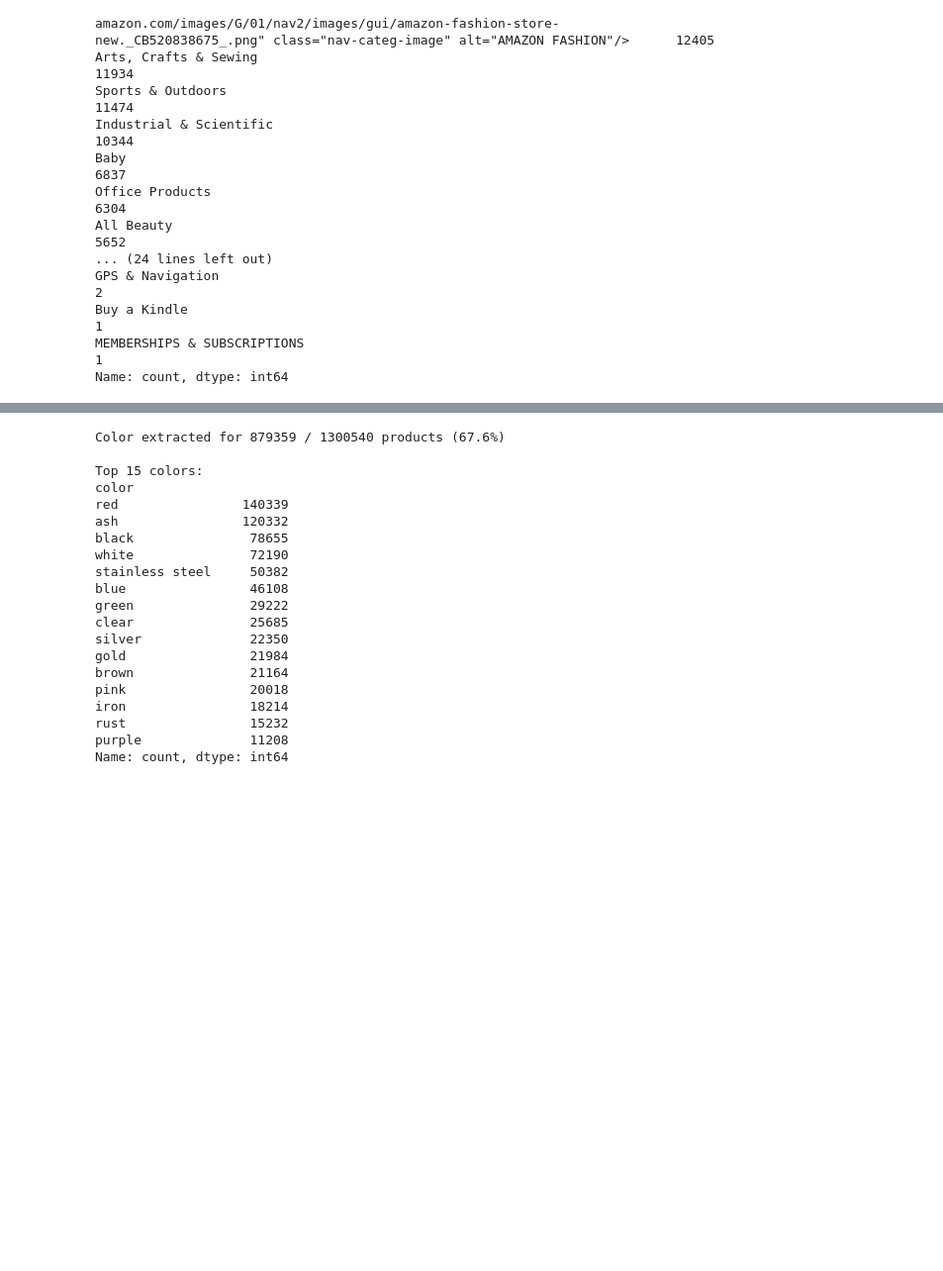
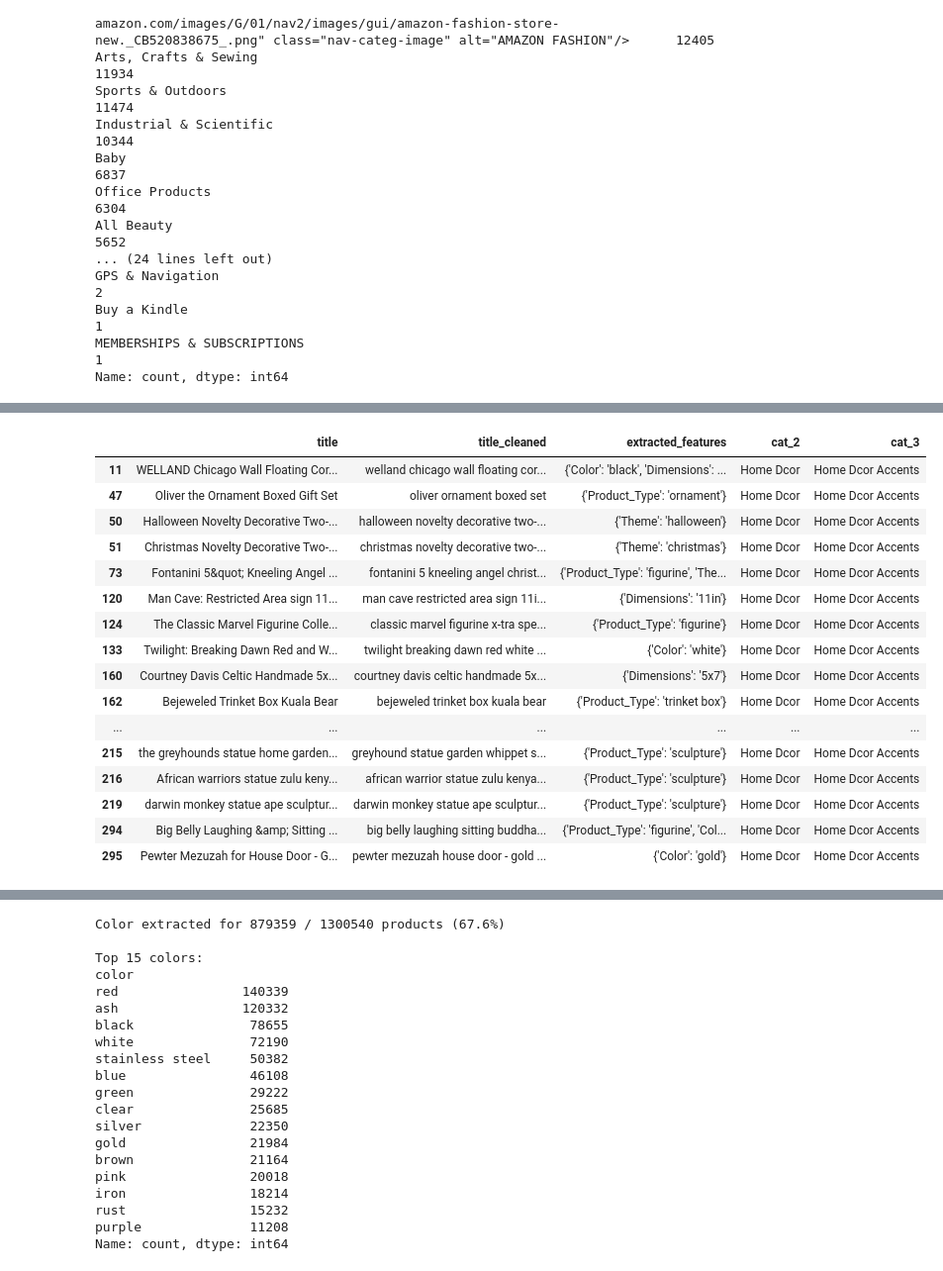
Before and after one commit to flamesmith/RecSystem, a Jupyter notebook: notebooks/analyze_features.ipynb, the cells around one changed output, grey strips where cells are left out. Shown at 99% size. Drawn from its saved outputs; the diff is of its cells as text; code cells hidden in the pictures; blank space fills up the shorter version.

```diff
--- a/notebooks/analyze_features.ipynb
+++ b/notebooks/analyze_features.ipynb
@@ -212,0 +447,20 @@ Name: count, dtype: int64
+# %%
+df_items[(df_items['extracted_features'].apply(len) != 0) & (df_items['cat_3'] == 'Home Dcor Accents')][['title', 'title_cleaned', 'extracted_features', 'cat_2', 'cat_3']].head(20)
+# %% [output]
+|  | title | title_cleaned | extracted_features | cat_2 | cat_3 |
+| 11 | WELLAND Chicago Wall Floating Cor... | welland chicago wall floating cor... | {'Color': 'black', 'Dimensions': ... | Home Dcor | Home Dcor Accents |
+| 47 | Oliver the Ornament Boxed Gift Set | oliver ornament boxed set | {'Product_Type': 'ornament'} | Home Dcor | Home Dcor Accents |
+| 50 | Halloween Novelty Decorative Two-... | halloween novelty decorative two-... | {'Theme': 'halloween'} | Home Dcor | Home Dcor Accents |
+| 51 | Christmas Novelty Decorative Two-... | christmas novelty decorative two-... | {'Theme': 'christmas'} | Home Dcor | Home Dcor Accents |
+| 73 | Fontanini 5&quot; Kneeling Angel ... | fontanini 5 kneeling angel christ... | {'Product_Type': 'figurine', 'The... | Home Dcor | Home Dcor Accents |
+| 120 | Man Cave: Restricted Area sign 11... | man cave restricted area sign 11i... | {'Dimensions': '11in'} | Home Dcor | Home Dcor Accents |
+| 124 | The Classic Marvel Figurine Colle... | classic marvel figurine x-tra spe... | {'Product_Type': 'figurine'} | Home Dcor | Home Dcor Accents |
+| 133 | Twilight: Breaking Dawn Red and W... | twilight breaking dawn red white ... | {'Color': 'white'} | Home Dcor | Home Dcor Accents |
+| 160 | Courtney Davis Celtic Handmade 5x... | courtney davis celtic handmade 5x... | {'Dimensions': '5x7'} | Home Dcor | Home Dcor Accents |
+| 162 | Bejeweled Trinket Box Kuala Bear | bejeweled trinket box kuala bear | {'Product_Type': 'trinket box'} | Home Dcor | Home Dcor Accents |
+| ... | ... | ... | ... | ... | ... |
+| 215 | the greyhounds statue home garden... | greyhound statue garden whippet s... | {'Product_Type': 'sculpture'} | Home Dcor | Home Dcor Accents |
+| 216 | African warriors statue zulu keny... | african warrior statue zulu kenya... | {'Product_Type': 'sculpture'} | Home Dcor | Home Dcor Accents |
+| 219 | darwin monkey statue ape sculptur... | darwin monkey statue ape sculptur... | {'Product_Type': 'sculpture'} | Home Dcor | Home Dcor Accents |
+| 294 | Big Belly Laughing &amp; Sitting ... | big belly laughing sitting buddha... | {'Product_Type': 'figurine', 'Col... | Home Dcor | Home Dcor Accents |
+| 295 | Pewter Mezuzah for House Door - G... | pewter mezuzah house door - gold ... | {'Color': 'gold'} | Home Dcor | Home Dcor Accents |
```
Also changed, not shown: parts of 22 cells of this notebook, 3 other files.
